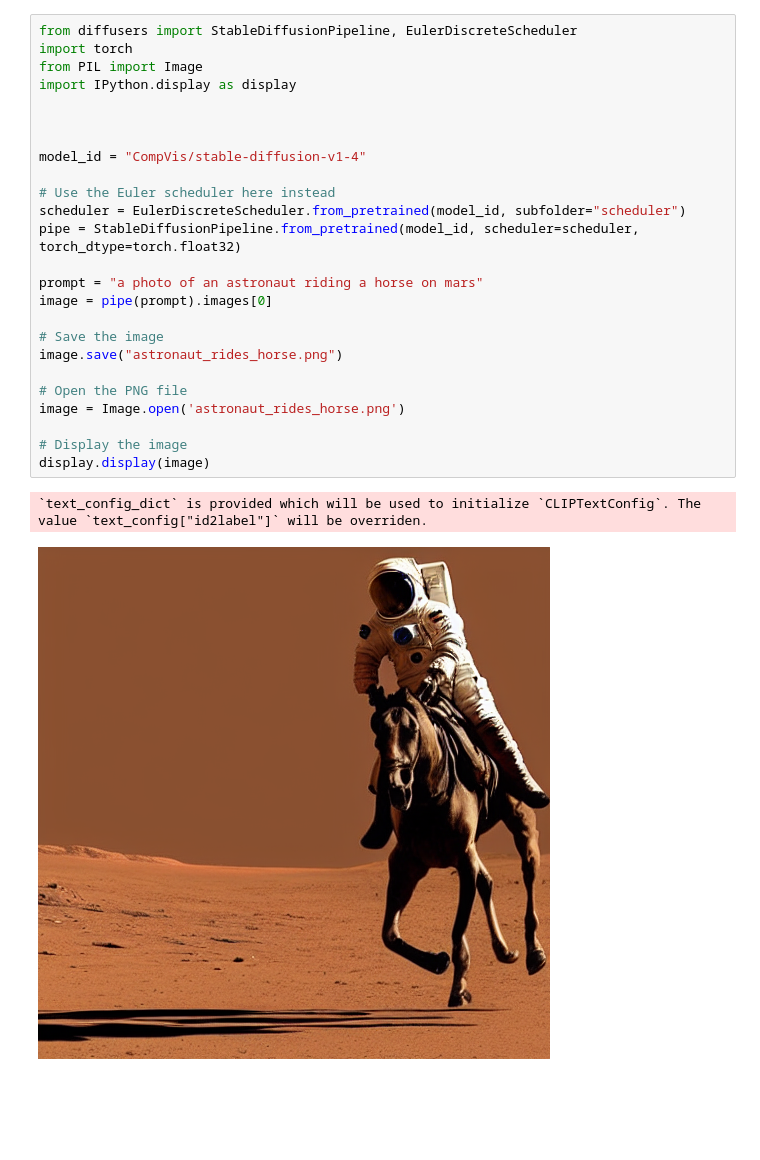
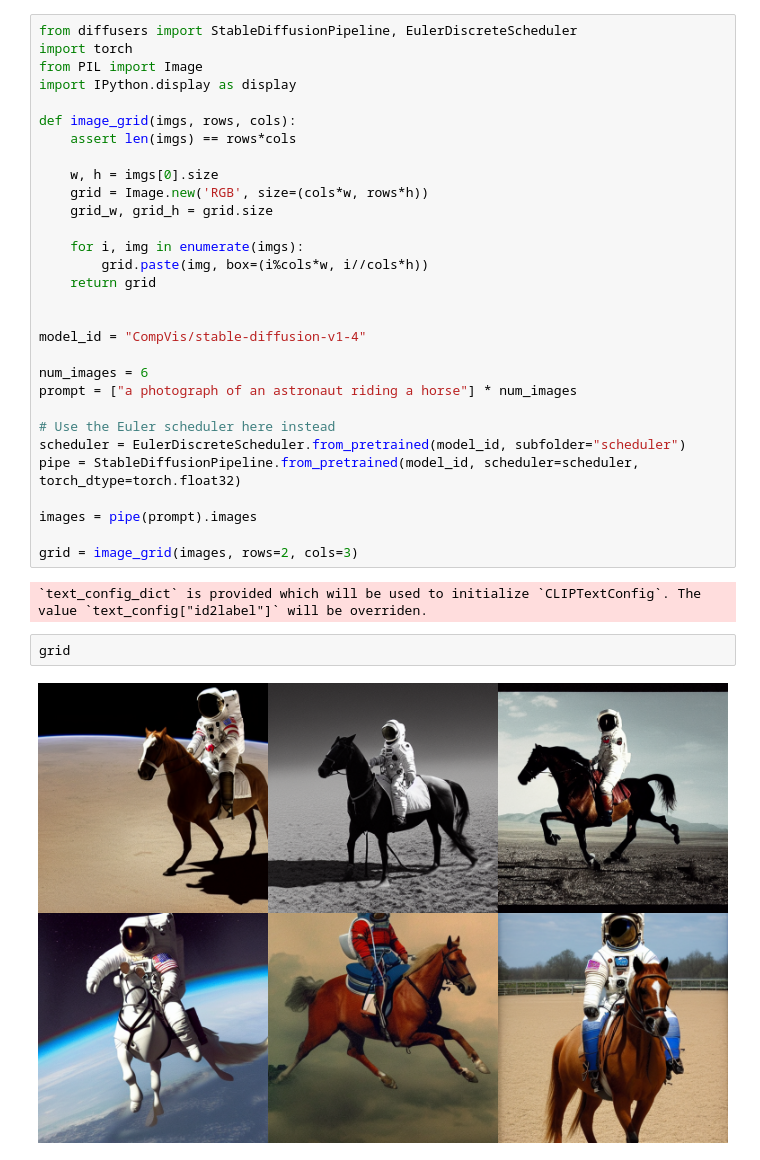
Before and after one commit to justin-mbca/ML, a Jupyter notebook: text2image.ipynb, the cells around one changed output. Saved outputs shown, nothing was run; the diff lists cells and outputs as text; blank space fills up the shorter version.

Commit message:
6 horses

```diff
--- a/text2image.ipynb
+++ b/text2image.ipynb
@@ -4,25 +16,33 @@ import torch
 from PIL import Image
 import IPython.display as display
 
+def image_grid(imgs, rows, cols):
+    assert len(imgs) == rows*cols
+
+    w, h = imgs[0].size
+    grid = Image.new('RGB', size=(cols*w, rows*h))
+    grid_w, grid_h = grid.size
+
+    for i, img in enumerate(imgs):
+        grid.paste(img, box=(i%cols*w, i//cols*h))
+    return grid
 
 
 model_id = "CompVis/stable-diffusion-v1-4"
+
+num_images = 6
+prompt = ["a photograph of an astronaut riding a horse"] * num_images
 
 # Use the Euler scheduler here instead
 scheduler = EulerDiscreteScheduler.from_pretrained(model_id, subfolder="scheduler")
 pipe = StableDiffusionPipeline.from_pretrained(model_id, scheduler=scheduler, torch_dtype=torch.float32)
 
-prompt = "a photo of an astronaut riding a horse on mars"
-image = pipe(prompt).images[0]
+images = pipe(prompt).images
 
-# Save the image
-image.save("astronaut_rides_horse.png")
-
-# Open the PNG file
-image = Image.open('astronaut_rides_horse.png')
-
-# Display the image
-display.display(image)
+grid = image_grid(images, rows=2, cols=3)
 # %% [output]
 `text_config_dict` is provided which will be used to initialize `CLIPTextConfig`. The value `text_config["id2label"]` will be overriden.
-[figure, removed]
+# %%
+grid
+# %% [output]
+[figure, added]
```
Also changed, not shown: parts of 1 cell of this notebook.
